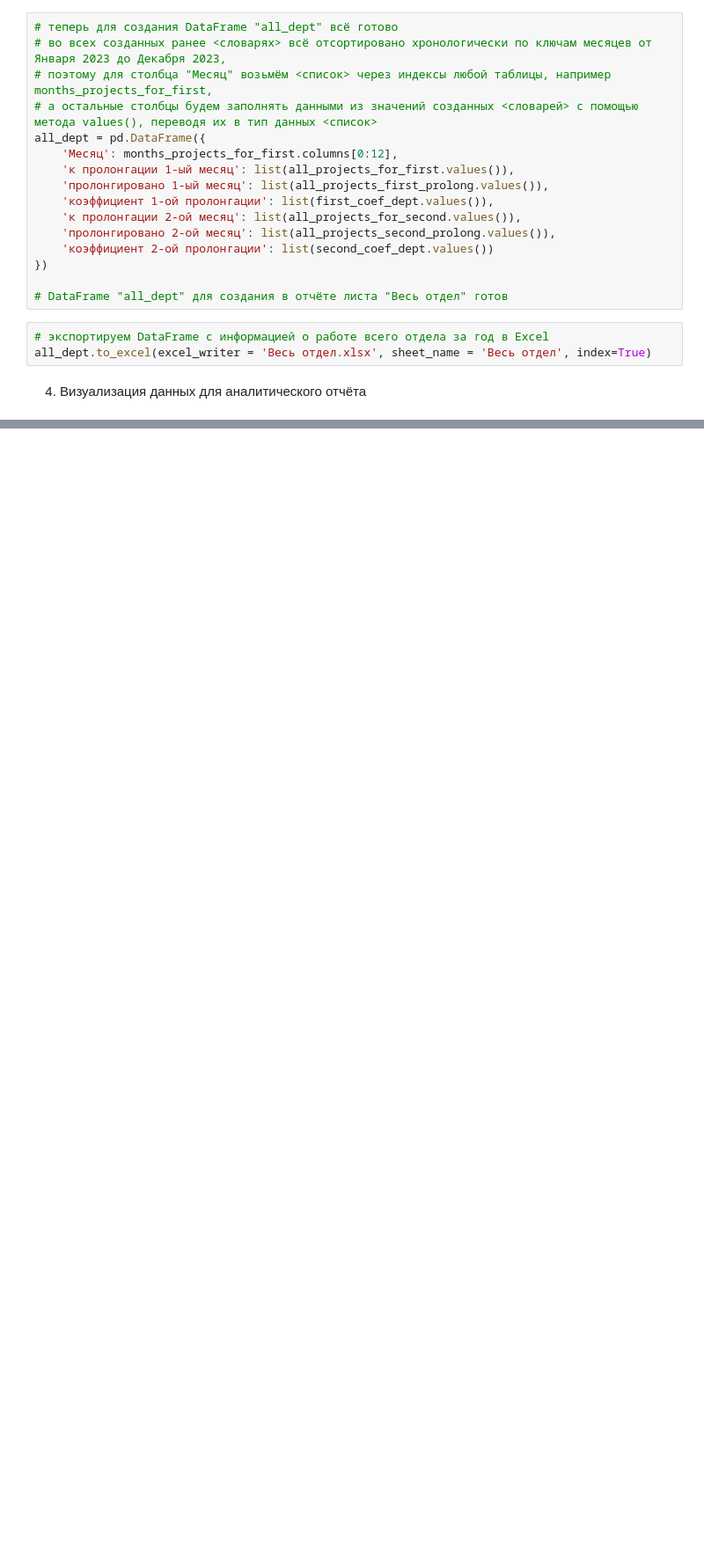
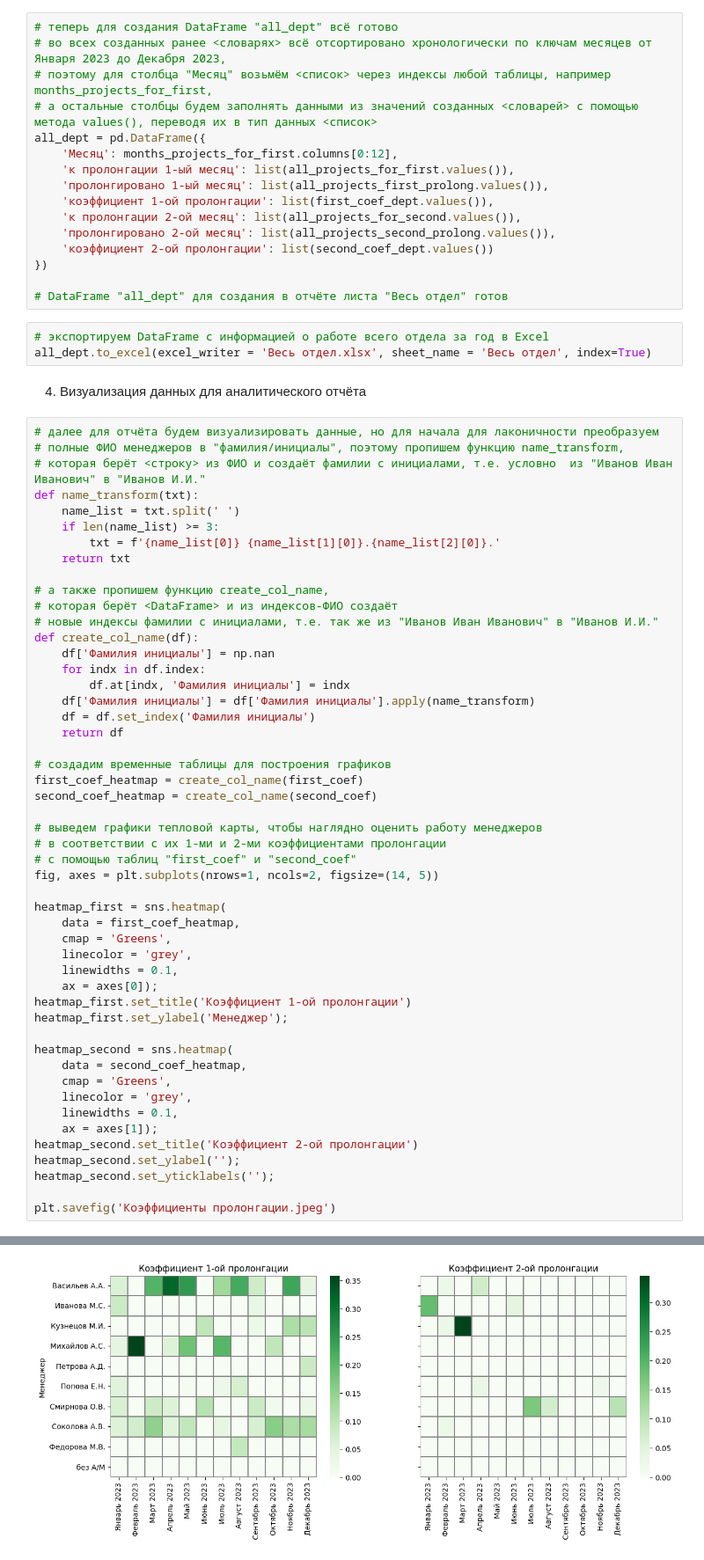
Before and after one commit to azot81/prolongation_analysis, a Jupyter notebook: report_task.ipynb, the cells around one changed output, grey strips where cells are left out. Shown at 88% size. Drawn from its saved outputs; the diff is of its cells as text; blank space fills up the shorter version.

Commit message:
making graphics part 2

```diff
--- a/report_task.ipynb
+++ b/report_task.ipynb
@@ -810,3 +810,54 @@ all_dept = pd.DataFrame({
 all_dept.to_excel(excel_writer = 'Весь отдел.xlsx', sheet_name = 'Весь отдел', index=True)
 # %% [markdown]
 4. Визуализация данных для аналитического отчёта
+# %%
+# далее для отчёта будем визуализировать данные, но для начала для лаконичности преобразуем
+# полные ФИО менеджеров в "фамилия/инициалы", поэтому пропишем функцию name_transform,
+# которая берёт <строку> из ФИО и создаёт фамилии с инициалами, т.е. условно  из "Иванов Иван Иванович" в "Иванов И.И."
+def name_transform(txt):
+    name_list = txt.split(' ')
+    if len(name_list) >= 3:
+        txt = f'{name_list[0]} {name_list[1][0]}.{name_list[2][0]}.'
+    return txt
+
+# а также пропишем функцию create_col_name,
+# которая берёт <DataFrame> и из индексов-ФИО создаёт
+# новые индексы фамилии с инициалами, т.е. так же из "Иванов Иван Иванович" в "Иванов И.И."
+def create_col_name(df):
+    df['Фамилия инициалы'] = np.nan
+    for indx in df.index:
+        df.at[indx, 'Фамилия инициалы'] = indx
+    df['Фамилия инициалы'] = df['Фамилия инициалы'].apply(name_transform)
+    df = df.set_index('Фамилия инициалы')
+    return df
+
+# создадим временные таблицы для построения графиков
+first_coef_heatmap = create_col_name(first_coef)
+second_coef_heatmap = create_col_name(second_coef)
+
+# выведем графики тепловой карты, чтобы наглядно оценить работу менеджеров
+# в соответствии с их 1-ми и 2-ми коэффициентами пролонгации
+# с помощью таблиц "first_coef" и "second_coef"
+fig, axes = plt.subplots(nrows=1, ncols=2, figsize=(14, 5))
+
+heatmap_first = sns.heatmap(
+    data = first_coef_heatmap,
+    cmap = 'Greens',
+    linecolor = 'grey',
+    linewidths = 0.1,
+    ax = axes[0]);
+heatmap_first.set_title('Коэффициент 1-ой пролонгации')
+heatmap_first.set_ylabel('Менеджер');
+
+heatmap_second = sns.heatmap(
+    data = second_coef_heatmap,
+    cmap = 'Greens',
+    linecolor = 'grey',
+    linewidths = 0.1,
+    ax = axes[1]);
+heatmap_second.set_title('Коэффициент 2-ой пролонгации')
+heatmap_second.set_ylabel('');
+heatmap_second.set_yticklabels('');
+
+plt.savefig('Коэффициенты пролонгации.jpeg')
+# %% [output]
@@ -813 +868,2 @@ all_dept.to_excel(excel_writer = 'Весь отдел.xlsx', sheet_name = 'Ве
+[figure, added]
 # %%
```
Also changed, not shown: parts of 5 cells of this notebook, 10 other files.
